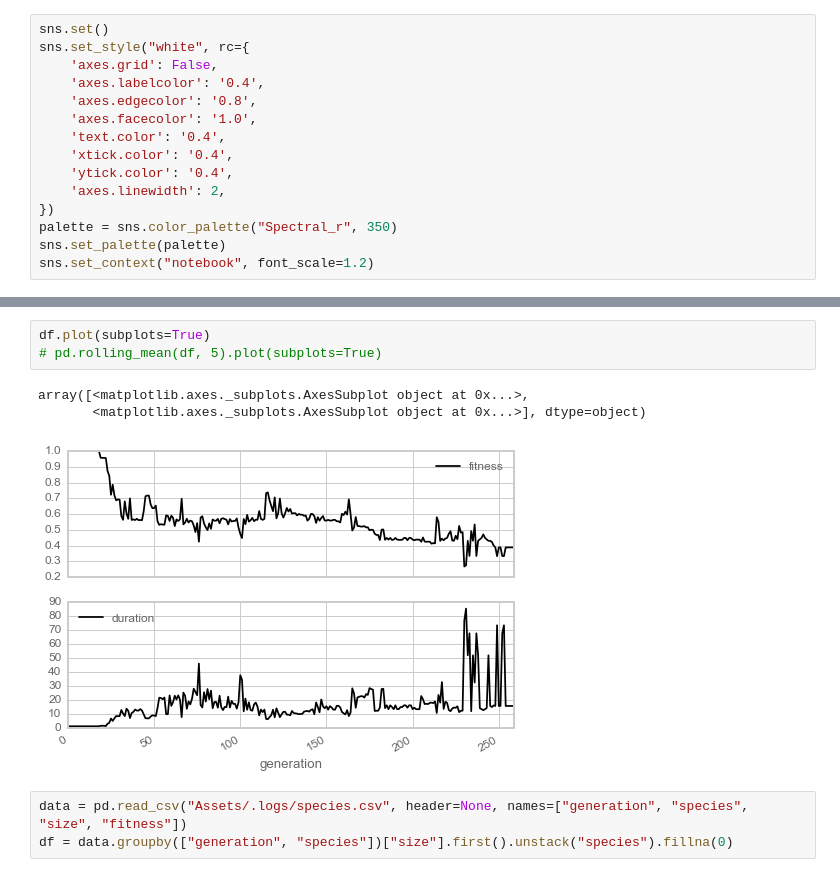
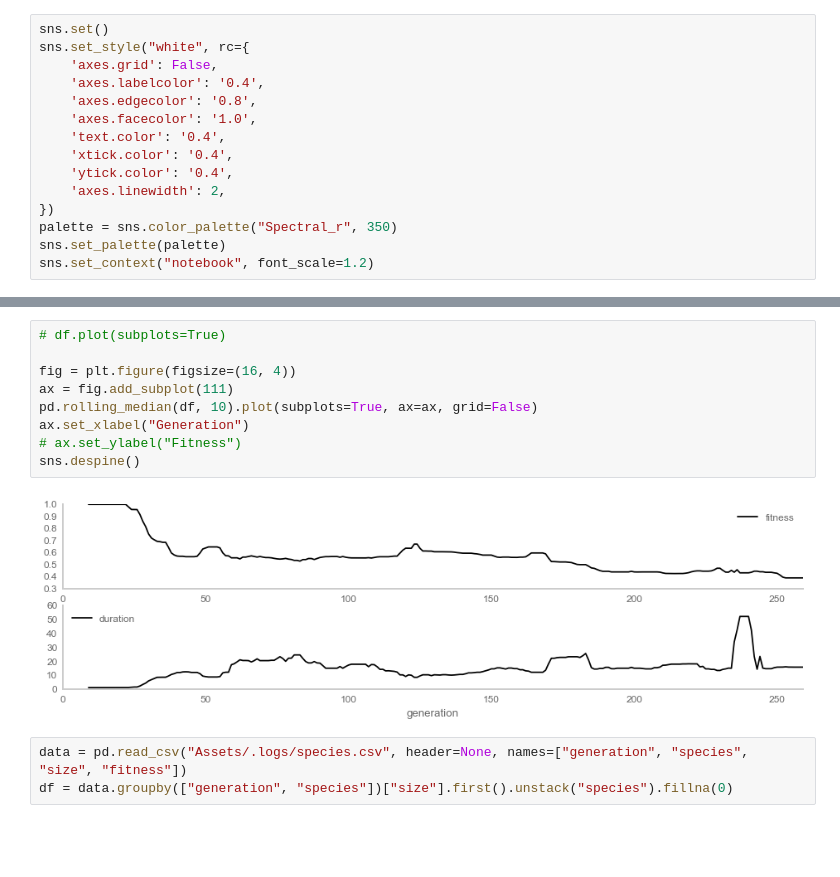
Before and after one commit to BarkingMouseStudio/unity-experiments, a Jupyter notebook: Fitness.ipynb, the cells around one changed output, grey strips where cells are left out. Cells and saved outputs as stored; diff of their text form; blank space fills up the shorter version.

Commit message:
Messing around with plotting

```diff
--- a/Fitness.ipynb
+++ b/Fitness.ipynb
@@ -46,10 +25,14 @@ df
-# %%
-df.plot(subplots=True)
-# pd.rolling_mean(df, 5).plot(subplots=True)
-# %% [output]
-array([<matplotlib.axes._subplots.AxesSubplot object at 0x...>,
-       <matplotlib.axes._subplots.AxesSubplot object at 0x...>], dtype=object)
-[figure, removed]
+# %%
+# df.plot(subplots=True)
+
+fig = plt.figure(figsize=(16, 4))
+ax = fig.add_subplot(111)
+pd.rolling_median(df, 10).plot(subplots=True, ax=ax, grid=False)
+ax.set_xlabel("Generation")
+# ax.set_ylabel("Fitness")
+sns.despine()
+# %% [output]
+[figure, added]
 # %%
 data = pd.read_csv("Assets/.logs/species.csv", header=None, names=["generation", "species", "size", "fitness"])
 df = data.groupby(["generation", "species"])["size"].first().unstack("species").fillna(0)
```
Also changed, not shown: parts of 1 cell of this notebook.
